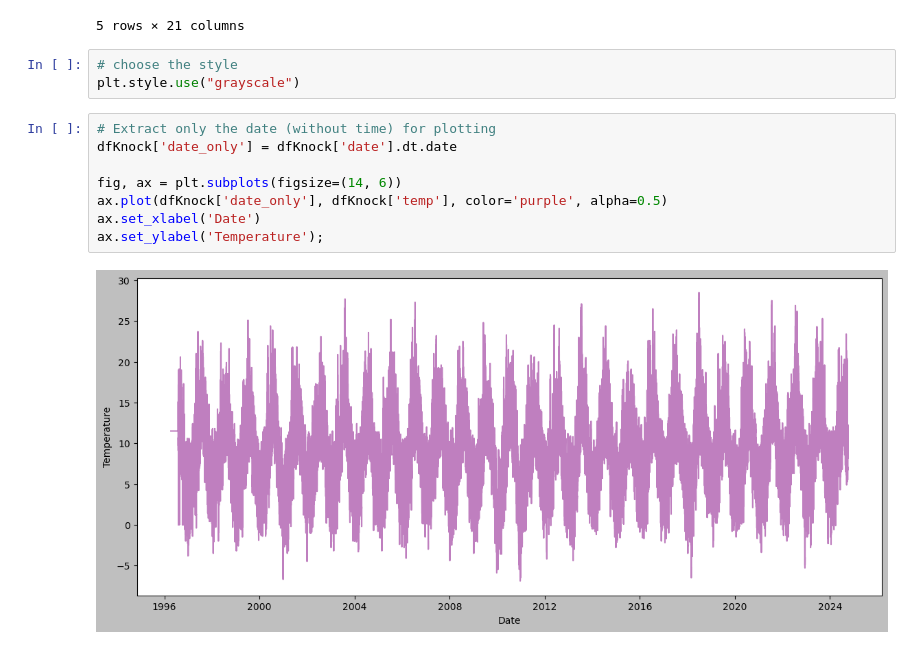
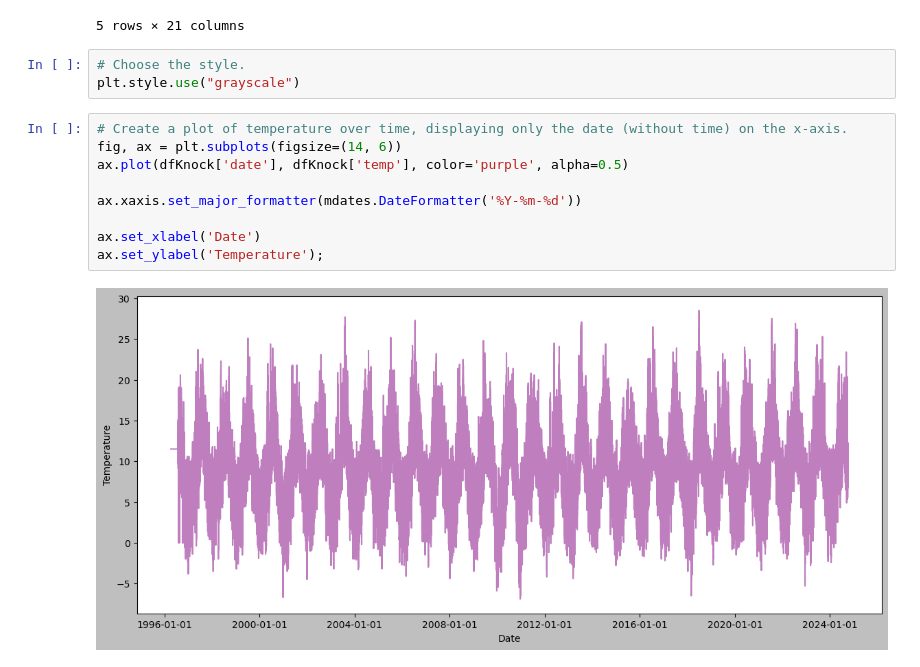
Before and after one commit to YuliiaKharchenko/PFDA, a Jupyter notebook: assignments/assignment_6_Weather.ipynb, the cells around one changed output. Saved outputs shown, nothing was run; the diff lists cells and outputs as text.

```diff
--- a/assignments/assignment_6_Weather.ipynb
+++ b/assignments/assignment_6_Weather.ipynb
@@ -94,15 +102,16 @@ dfKnock.head(5)
 | 4 | 1996-07-31 11:00:00 | 0 | 0.0 | 0 | 14.5 | 0 | 10.8 | 7.0 | 0.0 | 0 | ... | ... |
 5 rows × 21 columns
 # %%
-# choose the style
+# Choose the style.
 plt.style.use("grayscale")
 # %%
-# Extract only the date (without time) for plotting
-dfKnock['date_only'] = dfKnock['date'].dt.date
+# Create a plot of temperature over time, displaying only the date (without time) on the x-axis.
+fig, ax = plt.subplots(figsize=(14, 6))
+ax.plot(dfKnock['date'], dfKnock['temp'], color='purple', alpha=0.5)
 
-fig, ax = plt.subplots(figsize=(14, 6))
-ax.plot(dfKnock['date_only'], dfKnock['temp'], color='purple', alpha=0.5)
+ax.xaxis.set_major_formatter(mdates.DateFormatter('%Y-%m-%d'))
+
 ax.set_xlabel('Date')
 ax.set_ylabel('Temperature');
 # %% [output]
-[figure, old version]
+[figure, new version]
```
Also changed, not shown: parts of 24 cells of this notebook, 1 other file.
